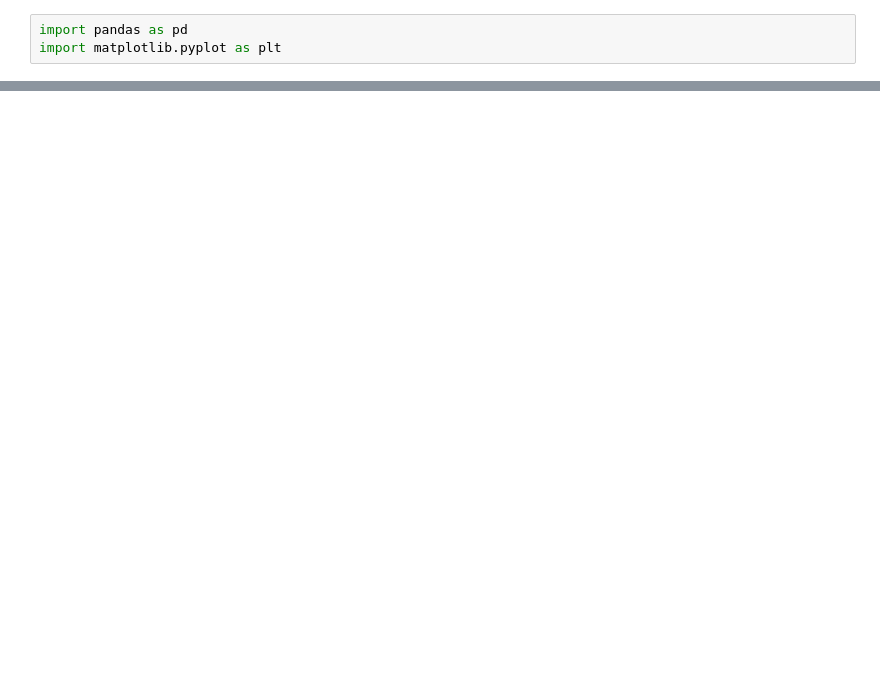
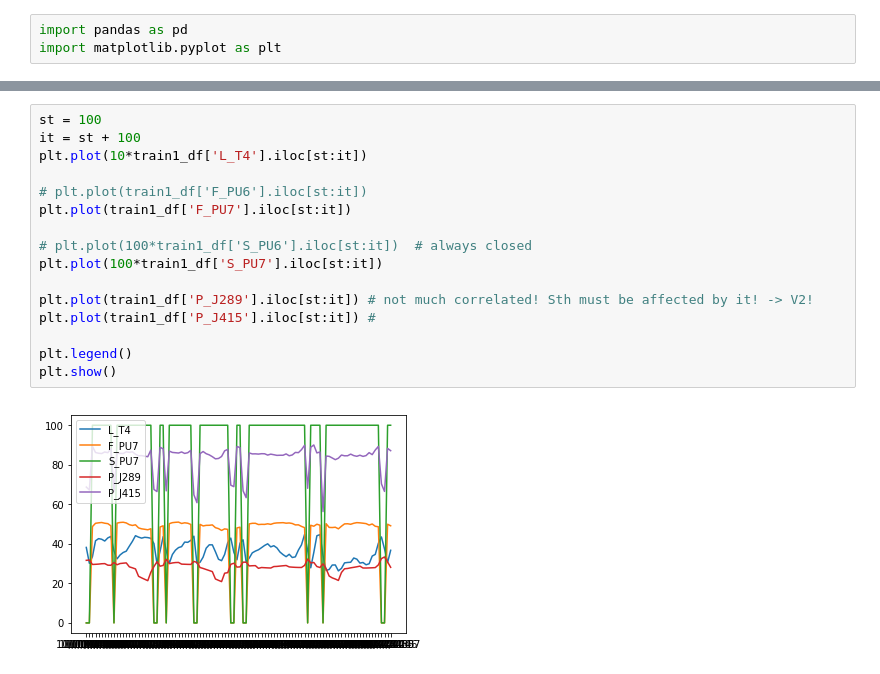
Before and after one commit to marius-pop0/CybeDataAnlaytics, a Jupyter notebook: assignment2/batadal.ipynb, the cells around one changed output, grey strips where cells are left out. Drawn from its saved outputs; the diff is of its cells as text; blank space fills up the shorter version.

```diff
--- a/assignment2/batadal.ipynb
+++ b/assignment2/batadal.ipynb
@@ -31,0 +93,18 @@ plt.show()
+# %%
+st = 100
+it = st + 100
+plt.plot(10*train1_df['L_T4'].iloc[st:it])
+
+# plt.plot(train1_df['F_PU6'].iloc[st:it])
+plt.plot(train1_df['F_PU7'].iloc[st:it])
+
+# plt.plot(100*train1_df['S_PU6'].iloc[st:it])  # always closed
+plt.plot(100*train1_df['S_PU7'].iloc[st:it])
+
+plt.plot(train1_df['P_J289'].iloc[st:it]) # not much correlated! Sth must be affected by it! -> V2!
+plt.plot(train1_df['P_J415'].iloc[st:it]) #
+
+plt.legend()
+plt.show()
+# %% [output]
+[figure, added]
```
Also changed, not shown: parts of 9 cells of this notebook.
